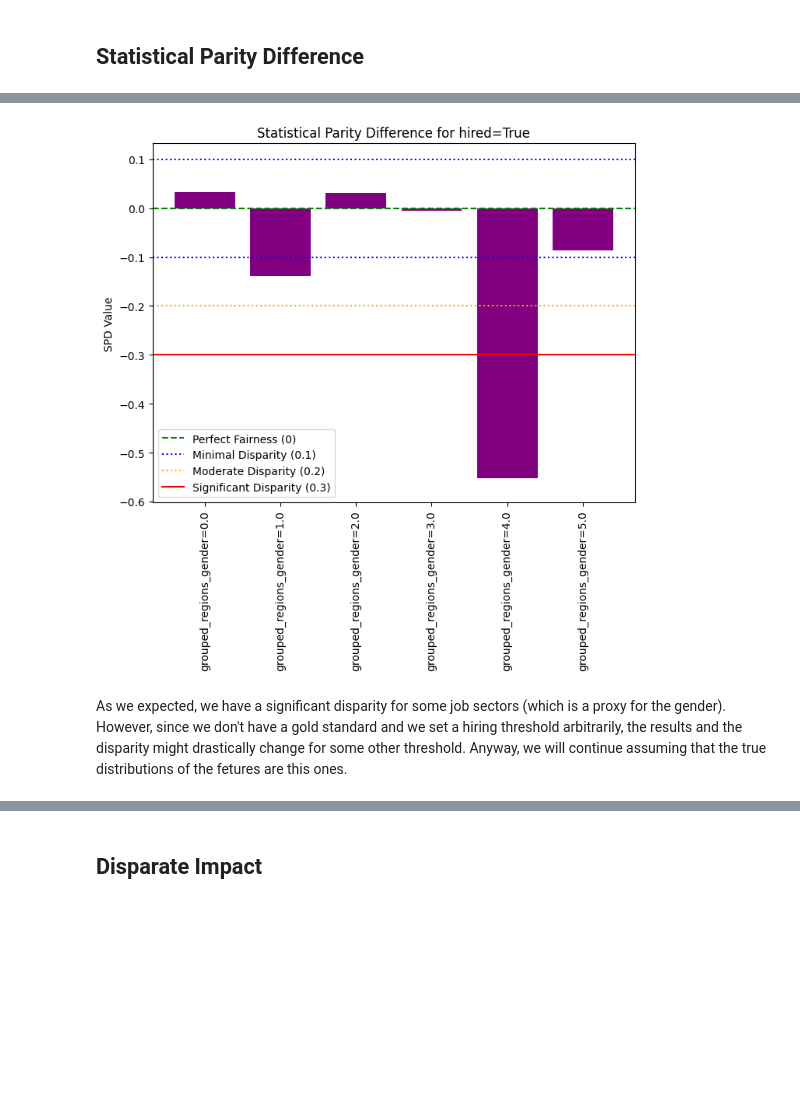
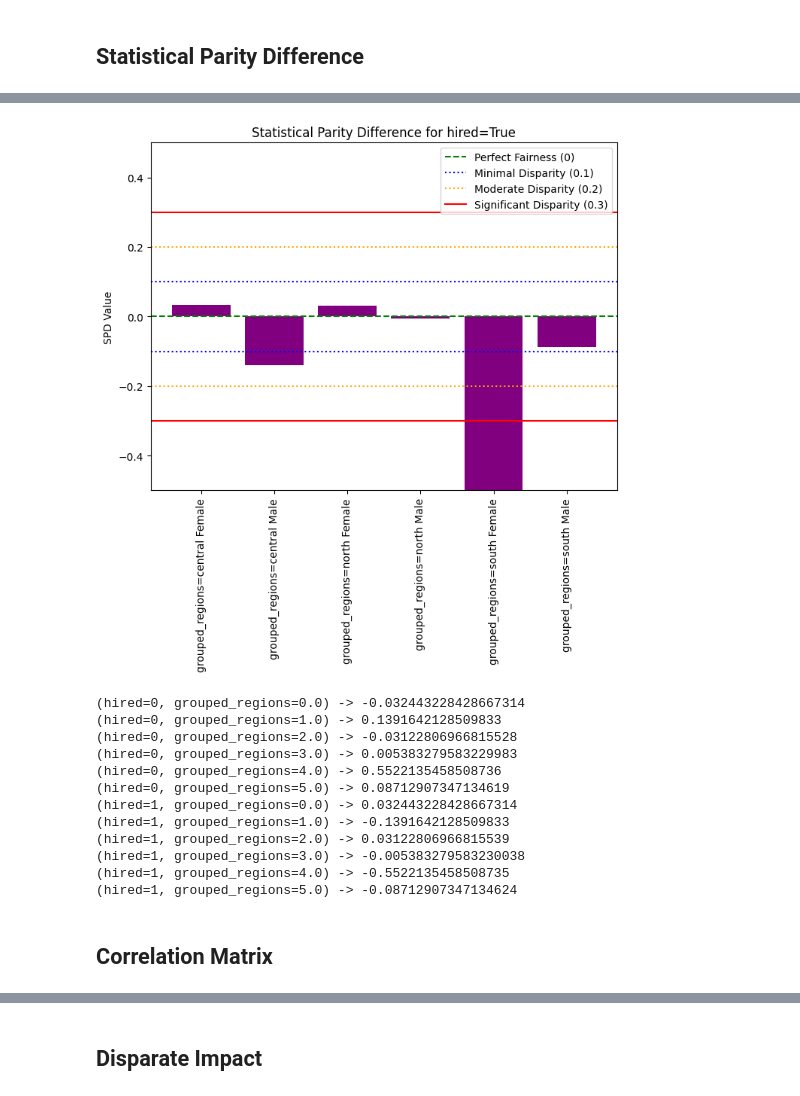
Before and after one commit to kor80/Fair-Candidate-Screening-System, a Jupyter notebook: main.ipynb, the cells around one changed output, grey strips where cells are left out. Cells and saved outputs as stored; diff of their text form; code cells hidden in the pictures; blank space fills up the shorter version.

```diff
--- a/main.ipynb
+++ b/main.ipynb
@@ -399,6 +396,6 @@ region_groups = {
 }
 # %%
 grouped_regions = df1['cand_domicile_region'].apply(lambda r : region_groups[str.lower(r)])
-df1['grouped_regions_gender'] = grouped_regions.astype(str) + ' - ' + df1['cand_gender'].astype(str)
+df1['grouped_regions'] = grouped_regions.astype(str) + ' ' + df1['cand_gender'].astype(str)
 # %%
 plt.figure(figsize=(7, 5))
@@ -424,7 +421,4 @@ df1.head()
 | 2 | 31 | 45-54 | 71.0 | NaN | Lavoro subordinato | ... |
 | 3 | 66 | 15-24 | 69.0 | NaN | Lavoro subordinato | ... |
 | 4 | 16 | 35-44 | 71.0 | NaN | Lavoro subordinato | ... |
-# %%
-grouped_regions_encoder = OrdinalEncoder()
-df1['grouped_regions_gender'] = grouped_regions_encoder.fit_transform(df1[['grouped_regions_gender']])
 # %%
@@ -783,5 +698,5 @@ There is a small negative correlation between education and gender and a stronge
 # %%
-sensitive_features = ['grouped_regions_gender']
+sensitive_features = ['grouped_regions']
 # %%
 df1.sensitive = set(sensitive_features)
 # %% [markdown]
@@ -798,26 +713,24 @@ values = list(spd[{'hired': 1}].values())
 # %%
 plt.figure(figsize=(8, 6))
 
 plt.axhline(y=0, color='green', linestyle='--', label="Perfect Fairness (0)")
 
 plt.axhline(y=0.1, color='blue', linestyle=':', label="Minimal Disparity (0.1)")
 plt.axhline(y=-0.1, color='blue', linestyle=':')
 plt.axhline(y=0.2, color='orange', linestyle=':', label="Moderate Disparity (0.2)")
 plt.axhline(y=-0.2, color='orange', linestyle=':')
 plt.axhline(y=0.3, color='red', linestyle='-', label="Significant Disparity (0.3)")
 plt.axhline(y=-0.3, color='red', linestyle='-')
 
 plt.bar(labels, values, color=['purple', 'purple'])
 
 
 plt.title("Statistical Parity Difference for hired=True")
 plt.ylabel("SPD Value")
 plt.xticks(rotation=90)
-plt.ylim([min(values) - 0.05, max(values) + 0.1])
+plt.ylim([-0.5, 0.5])
 
 plt.legend()
 plt.show()
 # %% [output]
-[figure, old version]
+[figure, new version]
-# %% [markdown]
-As we expected, we have a significant disparity for some job sectors (which is a proxy for the gender). However, since we don't have a gold standard and we set a hiring threshold arbitrarily, the results and the disparity might drastically change for some other threshold. Anyway, we will continue assuming that the true distributions of the fetures are this ones.
@@ -823,0 +742,17 @@ As we expected, we have a significant disparity for some job sectors (which is a
+# %%
+spd1
+# %% [output]
+(hired=0, grouped_regions=0.0) -> -0.032443228428667314
+(hired=0, grouped_regions=1.0) -> 0.1391642128509833
+(hired=0, grouped_regions=2.0) -> -0.03122806966815528
+(hired=0, grouped_regions=3.0) -> 0.005383279583229983
+(hired=0, grouped_regions=4.0) -> 0.5522135458508736
+(hired=0, grouped_regions=5.0) -> 0.08712907347134619
+(hired=1, grouped_regions=0.0) -> 0.032443228428667314
+(hired=1, grouped_regions=1.0) -> -0.1391642128509833
+(hired=1, grouped_regions=2.0) -> 0.03122806966815539
+(hired=1, grouped_regions=3.0) -> -0.005383279583230038
+(hired=1, grouped_regions=4.0) -> -0.5522135458508735
+(hired=1, grouped_regions=5.0) -> -0.08712907347134624
+# %% [markdown]
+## Correlation Matrix
```
Also changed, not shown: parts of 157 cells of this notebook.
